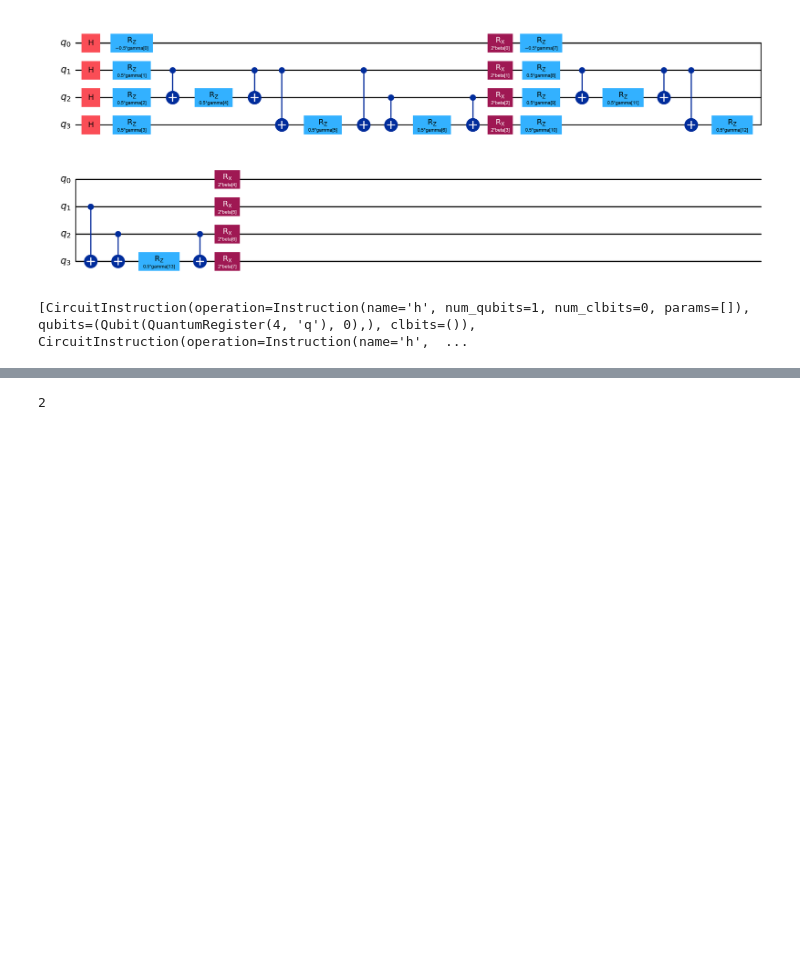
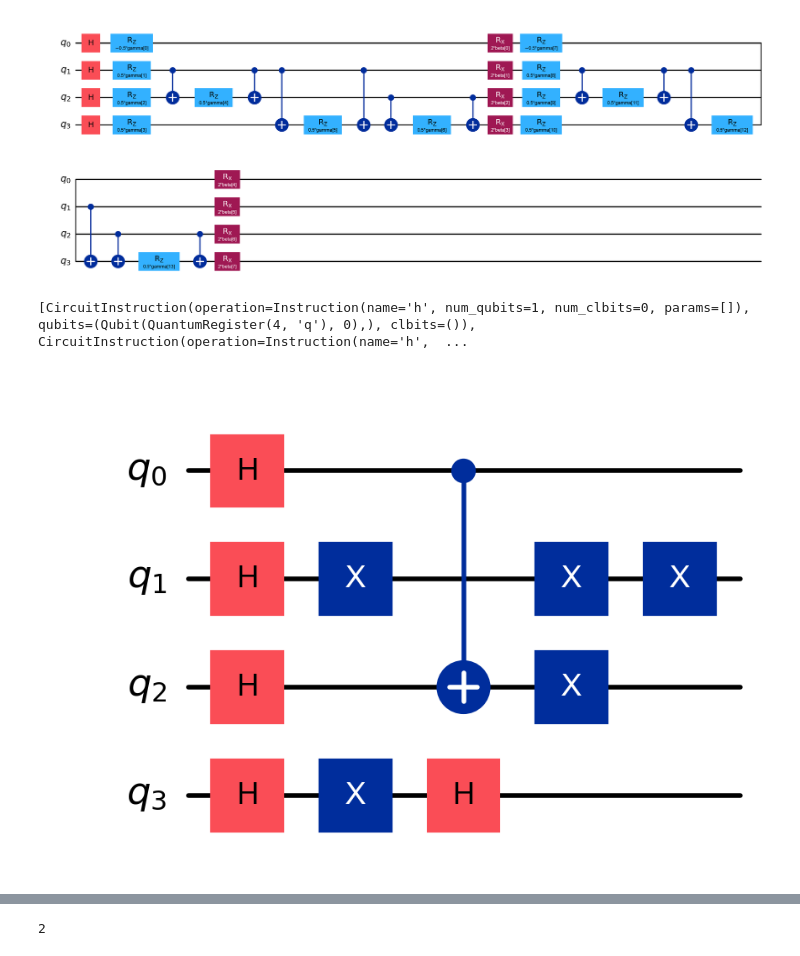
Before and after one commit to melaniasala/SSL-for-Quantum-Cirucits-Generation, a Jupyter notebook: script_instances_ansatzes/graph_problems_examples.ipynb, the cells around one changed output, grey strips where cells are left out. Saved outputs shown, nothing was run; the diff lists cells and outputs as text; code cells hidden in the pictures; blank space fills up the shorter version.

Commit message:
debugging and visualization

```diff
--- a/script_instances_ansatzes/graph_problems_examples.ipynb
+++ b/script_instances_ansatzes/graph_problems_examples.ipynb
@@ -76,3 +76,24 @@ maxClique_circuit.draw('mpl', plot_barriers=False)
 circuit.data
 # %% [output]
 [CircuitInstruction(operation=Instruction(name='h', num_qubits=1, num_clbits=0, params=[]), qubits=(Qubit(QuantumRegister(4, 'q'), 0),), clbits=()), CircuitInstruction(operation=Instruction(name='h',  ...
+# %%
+from qiskit import QuantumCircuit
+from qiskit.transpiler.passes import RemoveBarriers
+debug_circuit = QuantumCircuit(n_nodes)
+debug_circuit.h(range(n_nodes))
+debug_circuit.x(1)
+debug_circuit.x(1)
+debug_circuit.x(1)
+debug_circuit.x(3)
+debug_circuit.h(3)
+debug_circuit.cx(0, 2)
+#debug_circuit.barrier()
+debug_circuit.x(2)
+debug_circuit.draw('mpl')
+
+
+remove_barriers = RemoveBarriers()
+debug_removed = remove_barriers(debug_circuit)
+debug_removed.draw('mpl')
+# %% [output]
+[figure, added]
```
Also changed, not shown: parts of 15 cells of this notebook, 1 other file.
